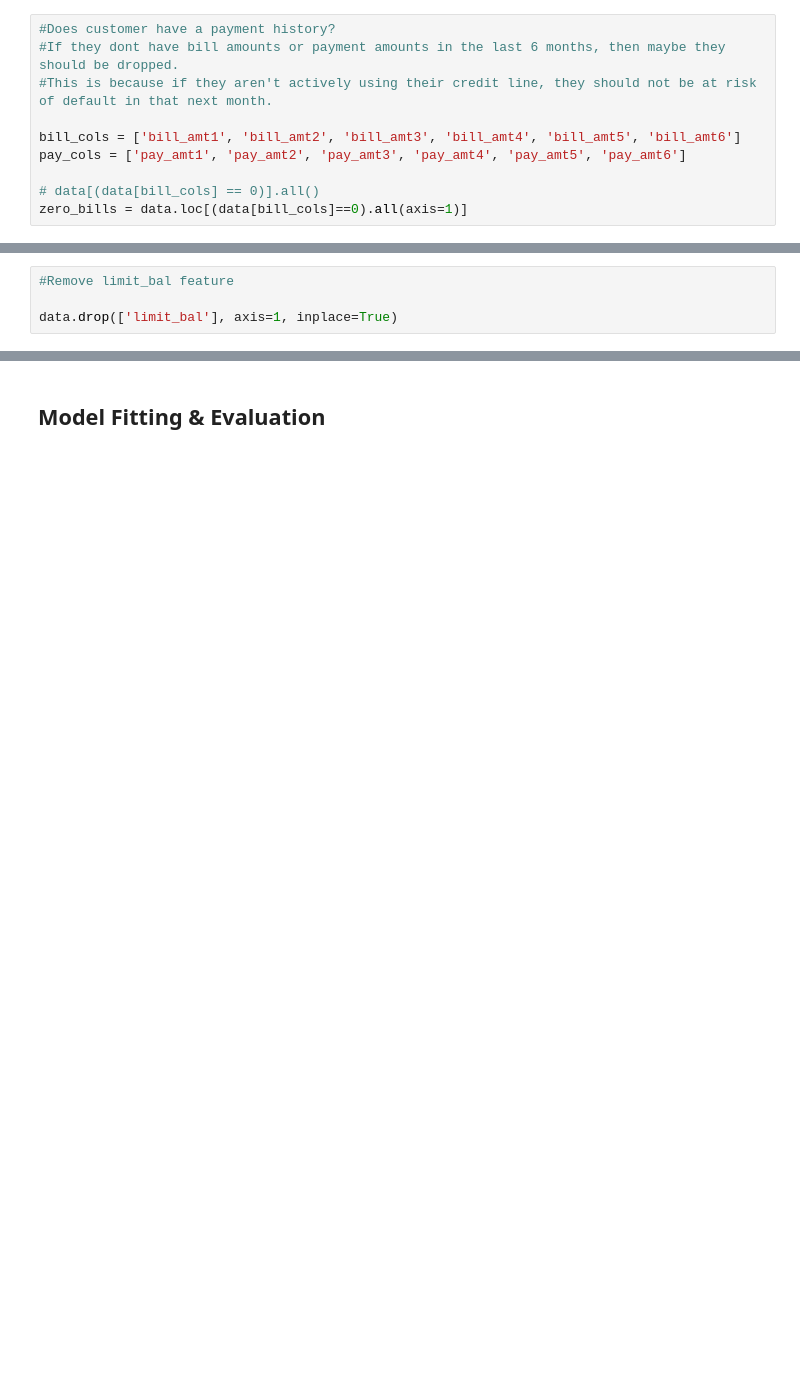
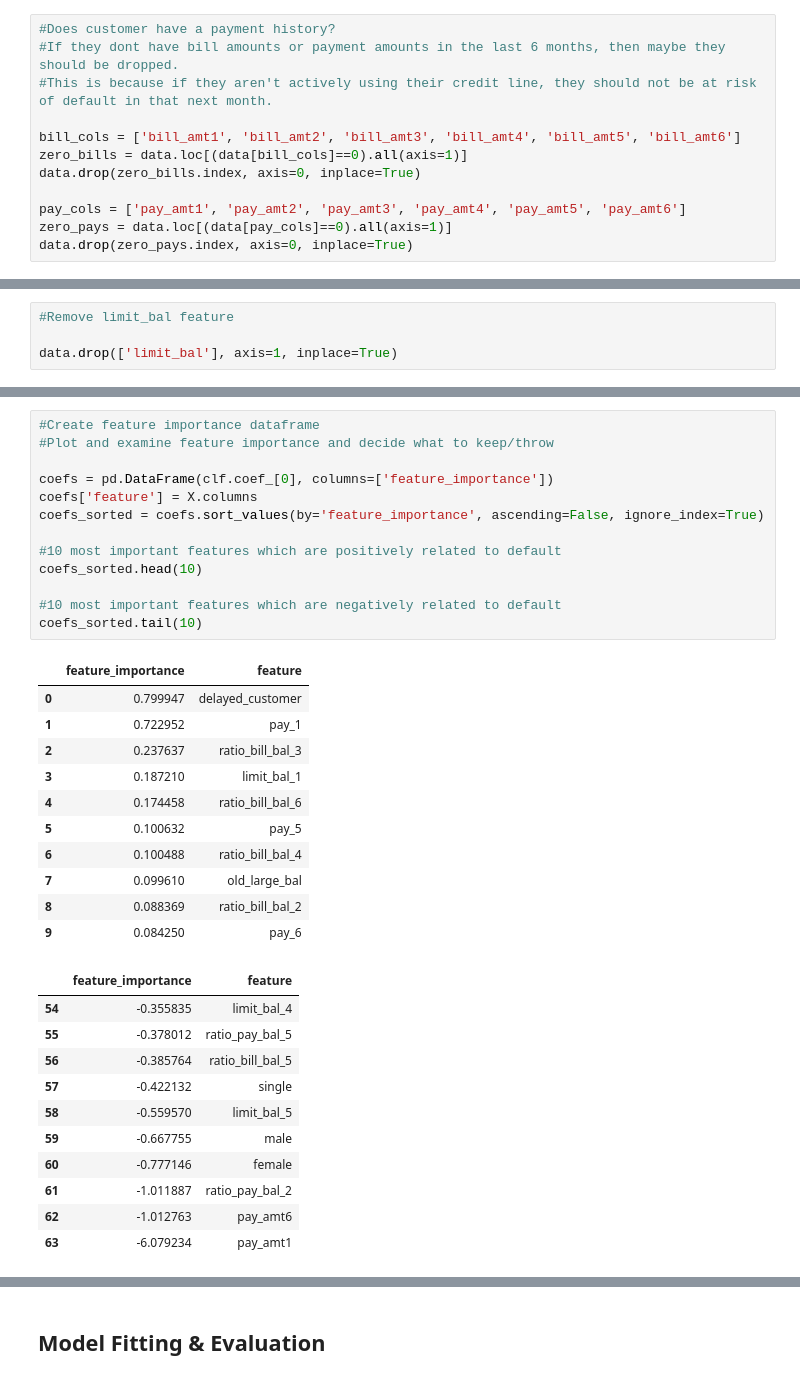
Before and after one commit to pierrewinter/CreditSesame, a Jupyter notebook: credit_default_prediction.ipynb, the cells around one changed output, grey strips where cells are left out. Saved outputs shown, nothing was run; the diff lists cells and outputs as text; blank space fills up the shorter version.

```diff
--- a/credit_default_prediction.ipynb
+++ b/credit_default_prediction.ipynb
@@ -476,10 +479,12 @@ data['delayed_customer'] = np.select( \
 #This is because if they aren't actively using their credit line, they should not be at risk of default in that next month.
 
 bill_cols = ['bill_amt1', 'bill_amt2', 'bill_amt3', 'bill_amt4', 'bill_amt5', 'bill_amt6']
+zero_bills = data.loc[(data[bill_cols]==0).all(axis=1)]
+data.drop(zero_bills.index, axis=0, inplace=True)
+
 pay_cols = ['pay_amt1', 'pay_amt2', 'pay_amt3', 'pay_amt4', 'pay_amt5', 'pay_amt6']
-
-# data[(data[bill_cols] == 0)].all()
-zero_bills = data.loc[(data[bill_cols]==0).all(axis=1)]
+zero_pays = data.loc[(data[pay_cols]==0).all(axis=1)]
+data.drop(zero_pays.index, axis=0, inplace=True)
 # %%
 #Is customer young with a large bill last month?
 #I will use the median of bill_amt1 as an indicator for a 'large bill'.
@@ -543,0 +544,36 @@ ValueError: Input contains NaN, infinity or a value too large for dtype('float64
+# %%
+#Create feature importance dataframe
+#Plot and examine feature importance and decide what to keep/throw
+
+coefs = pd.DataFrame(clf.coef_[0], columns=['feature_importance'])
+coefs['feature'] = X.columns
+coefs_sorted = coefs.sort_values(by='feature_importance', ascending=False, ignore_index=True)
+
+#10 most important features which are positively related to default
+coefs_sorted.head(10)
+
+#10 most important features which are negatively related to default
+coefs_sorted.tail(10)
+# %% [output]
+|  | feature_importance | feature |
+| 0 | 0.799947 | delayed_customer |
+| 1 | 0.722952 | pay_1 |
+| 2 | 0.237637 | ratio_bill_bal_3 |
+| 3 | 0.187210 | limit_bal_1 |
+| 4 | 0.174458 | ratio_bill_bal_6 |
+| 5 | 0.100632 | pay_5 |
+| 6 | 0.100488 | ratio_bill_bal_4 |
+| 7 | 0.099610 | old_large_bal |
+| 8 | 0.088369 | ratio_bill_bal_2 |
+| 9 | 0.084250 | pay_6 |
+|  | feature_importance | feature |
+| 54 | -0.355835 | limit_bal_4 |
+| 55 | -0.378012 | ratio_pay_bal_5 |
+| 56 | -0.385764 | ratio_bill_bal_5 |
+| 57 | -0.422132 | single |
+| 58 | -0.559570 | limit_bal_5 |
+| 59 | -0.667755 | male |
+| 60 | -0.777146 | female |
+| 61 | -1.011887 | ratio_pay_bal_2 |
+| 62 | -1.012763 | pay_amt6 |
+| 63 | -6.079234 | pay_amt1 |
```
Also changed, not shown: parts of 20 cells of this notebook.
